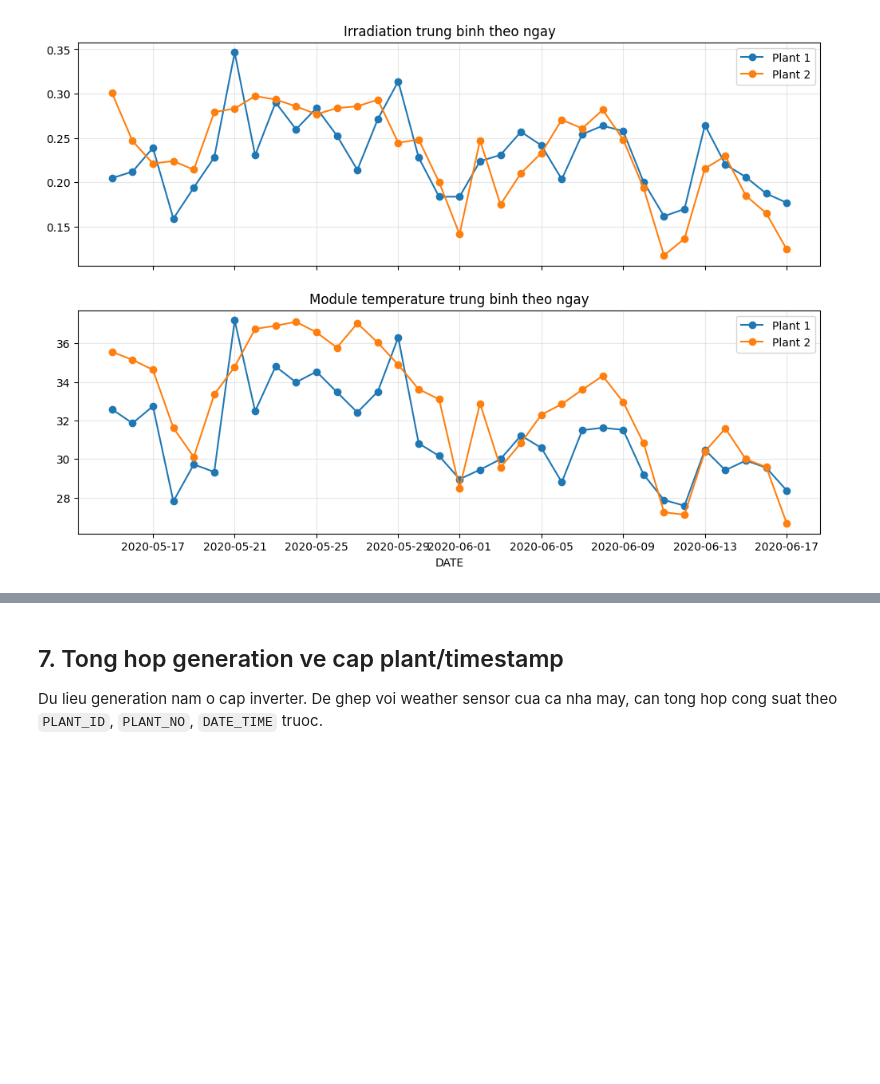
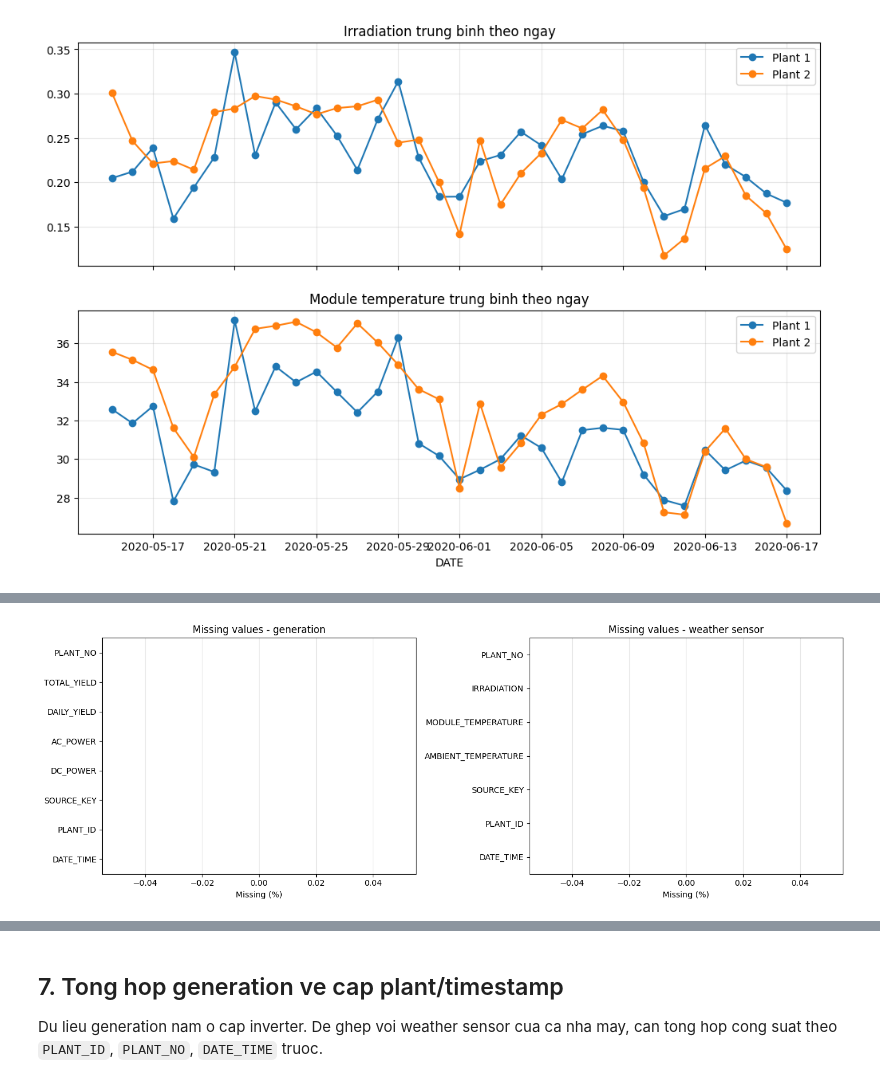
Before and after one commit to quanzz123/Prj_gr13, a Jupyter notebook: EDASolarPowerGenerationData.ipynb, the cells around one changed output, grey strips where cells are left out. Drawn from its saved outputs; the diff is of its cells as text; code cells hidden in the pictures; blank space fills up the shorter version.

```diff
--- a/EDASolarPowerGenerationData.ipynb
+++ b/EDASolarPowerGenerationData.ipynb
@@ -276,0 +323,16 @@ plt.show()
+# %%
+def plot_missing_percent(df: pd.DataFrame, title: str, ax) -> None:
+    missing_pct = (df.isna().mean() * 100).sort_values(ascending=False)
+    missing_pct.plot(kind='barh', ax=ax, color='#5b8db8')
+    ax.set_title(title)
+    ax.set_xlabel('Missing (%)')
+    ax.grid(axis='x', alpha=0.3)
+
+
+fig, axes = plt.subplots(1, 2, figsize=(14, 5))
+plot_missing_percent(generation, 'Missing values - generation', axes[0])
+plot_missing_percent(weather_sensor, 'Missing values - weather sensor', axes[1])
+fig.tight_layout()
+plt.show()
+# %% [output]
+[figure, added]
```
Also changed, not shown: parts of 13 cells of this notebook, 4 other files.
